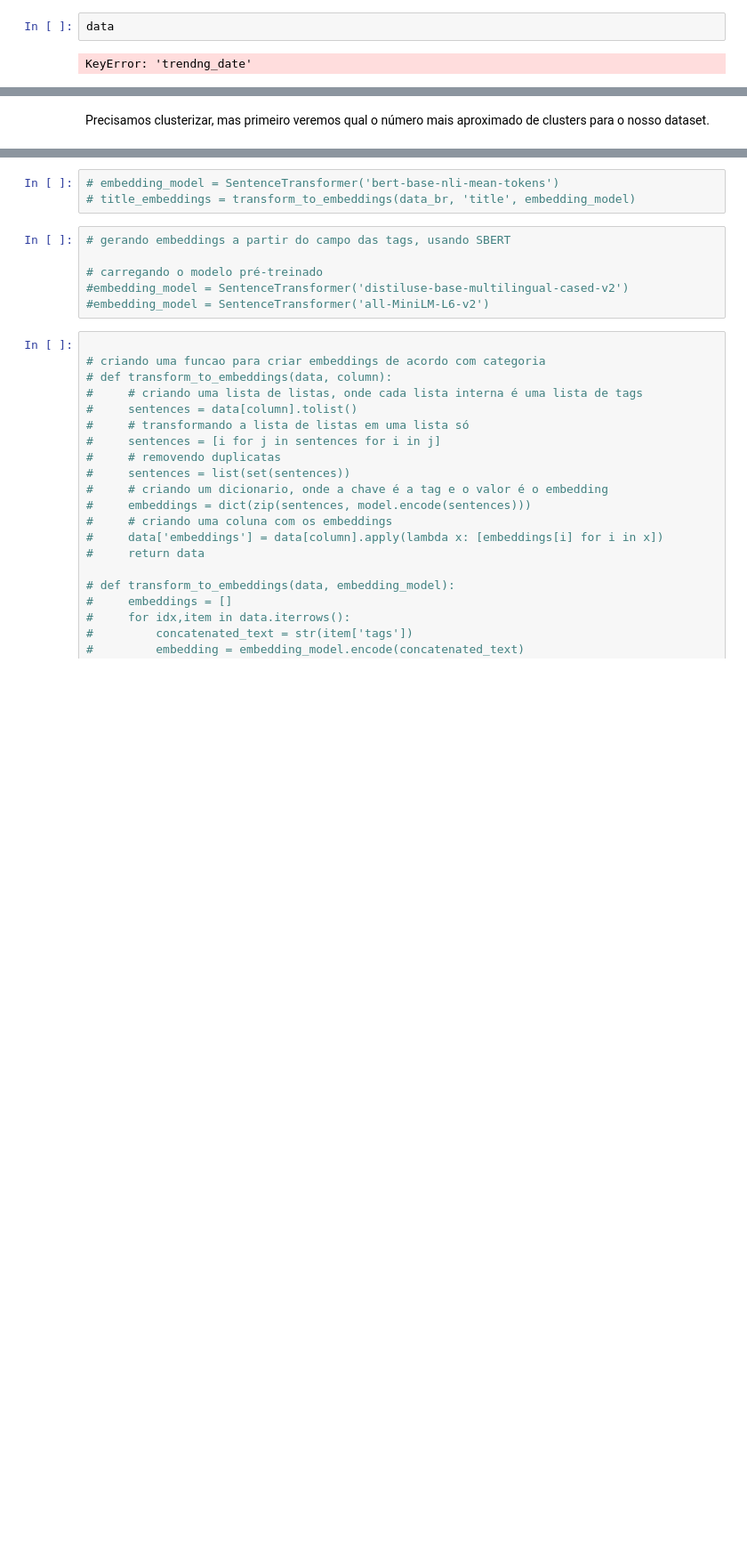
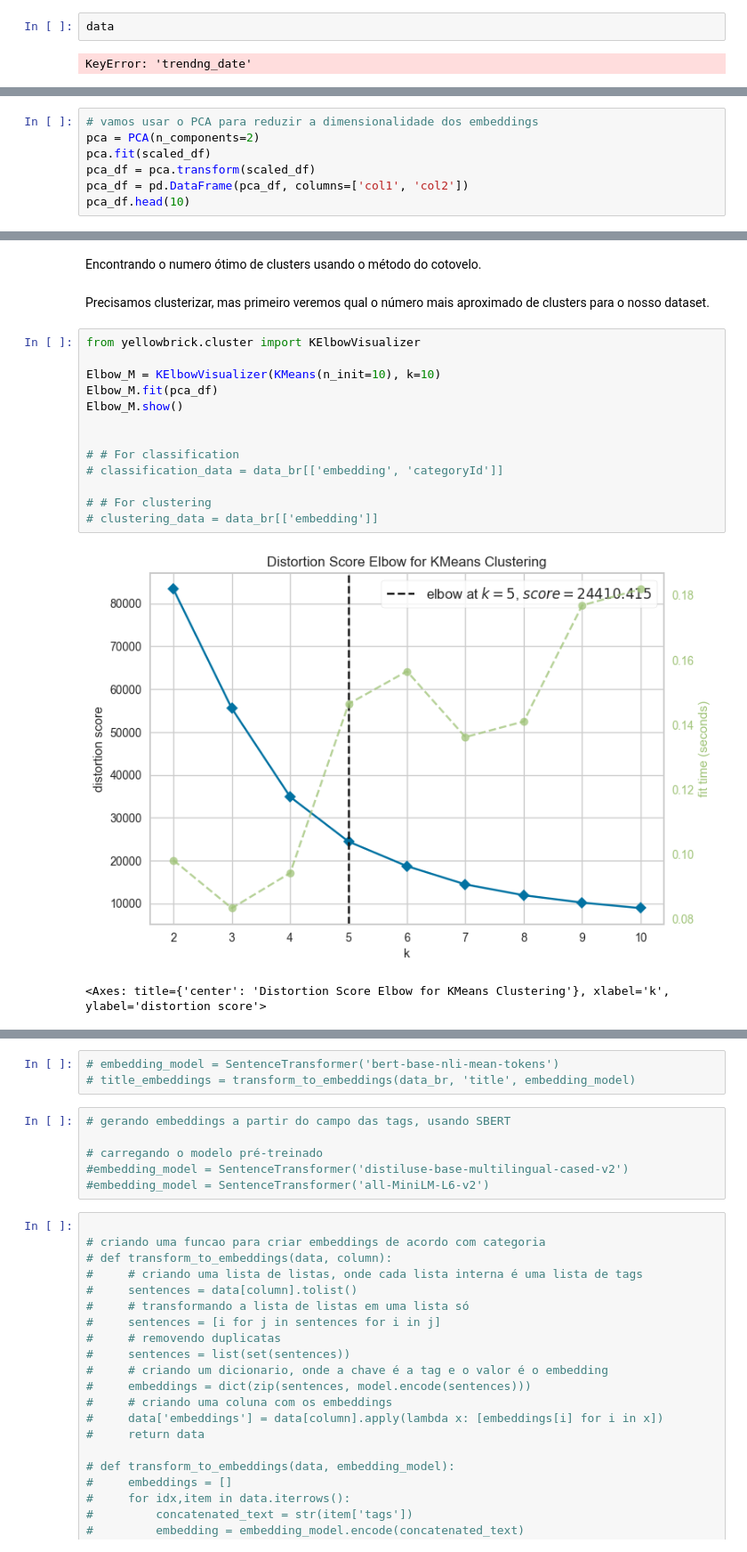
Before and after one commit to aicha0k/Trabalho-de-an-lise-de-dados, a Jupyter notebook: main.ipynb, the cells around one changed output, grey strips where cells are left out. Shown at 89% size. Cells and saved outputs as stored; diff of their text form; blank space fills up the shorter version.

```diff
--- a/main.ipynb
+++ b/main.ipynb
@@ -546,0 +495,7 @@ scaled_df.head()
+# %%
+# vamos usar o PCA para reduzir a dimensionalidade dos embeddings
+pca = PCA(n_components=2)
+pca.fit(scaled_df)
+pca_df = pca.transform(scaled_df)
+pca_df = pd.DataFrame(pca_df, columns=['col1', 'col2'])
+pca_df.head(10)
@@ -547,2 +537,20 @@ scaled_df.head()
+# %% [markdown]
+Encontrando o numero ótimo de clusters usando o método do cotovelo.
 # %% [markdown]
 Precisamos clusterizar, mas primeiro veremos qual o número mais aproximado de clusters para o nosso dataset.
+# %%
+from yellowbrick.cluster import KElbowVisualizer
+
+Elbow_M = KElbowVisualizer(KMeans(n_init=10), k=10)
+Elbow_M.fit(pca_df)
+Elbow_M.show()
+
+
+# # For classification
+# classification_data = data_br[['embedding', 'categoryId']]
+
+# # For clustering
+# clustering_data = data_br[['embedding']]
+# %% [output]
+[figure, added]
+<Axes: title={'center': 'Distortion Score Elbow for KMeans Clustering'}, xlabel='k', ylabel='distortion score'>
```
Also changed, not shown: parts of 10 cells of this notebook.
